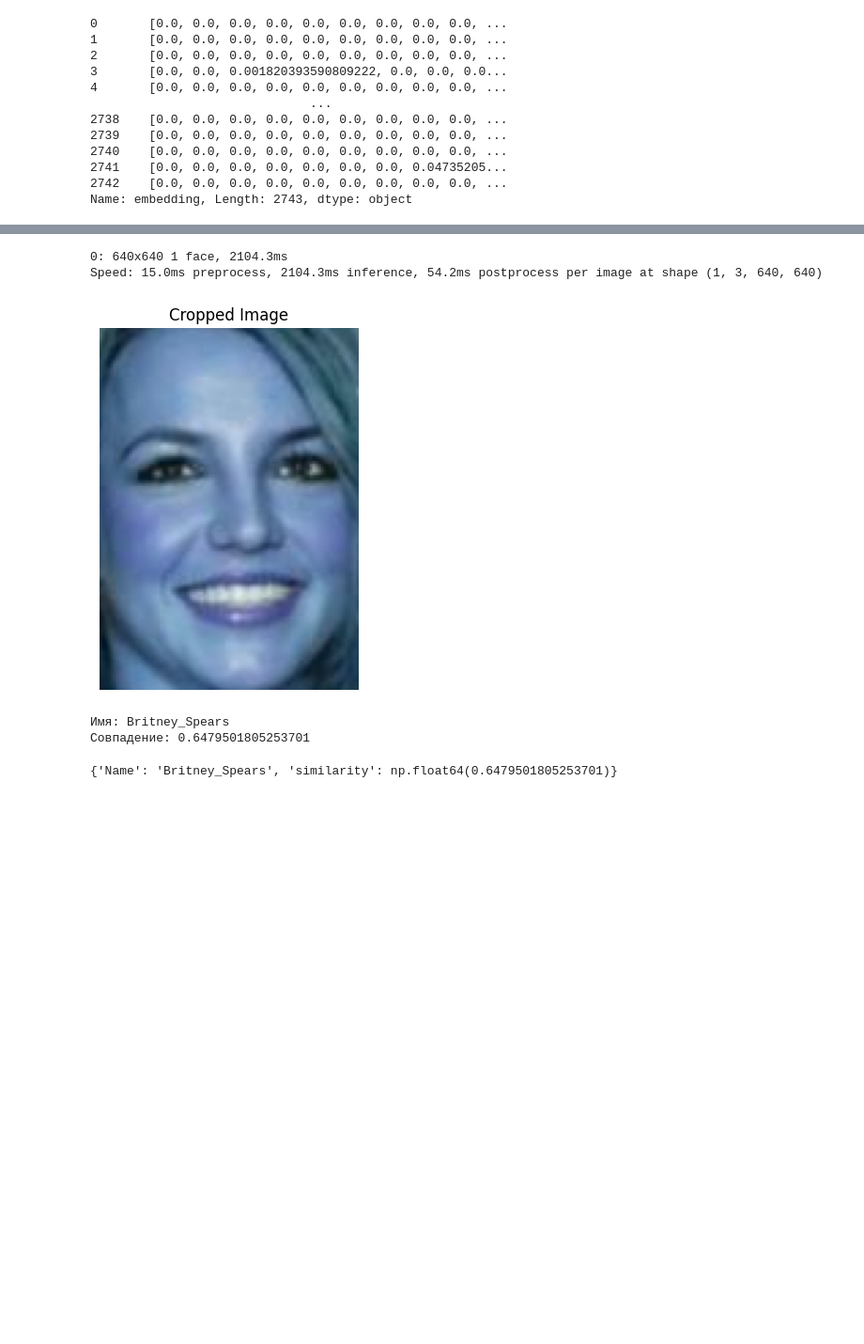
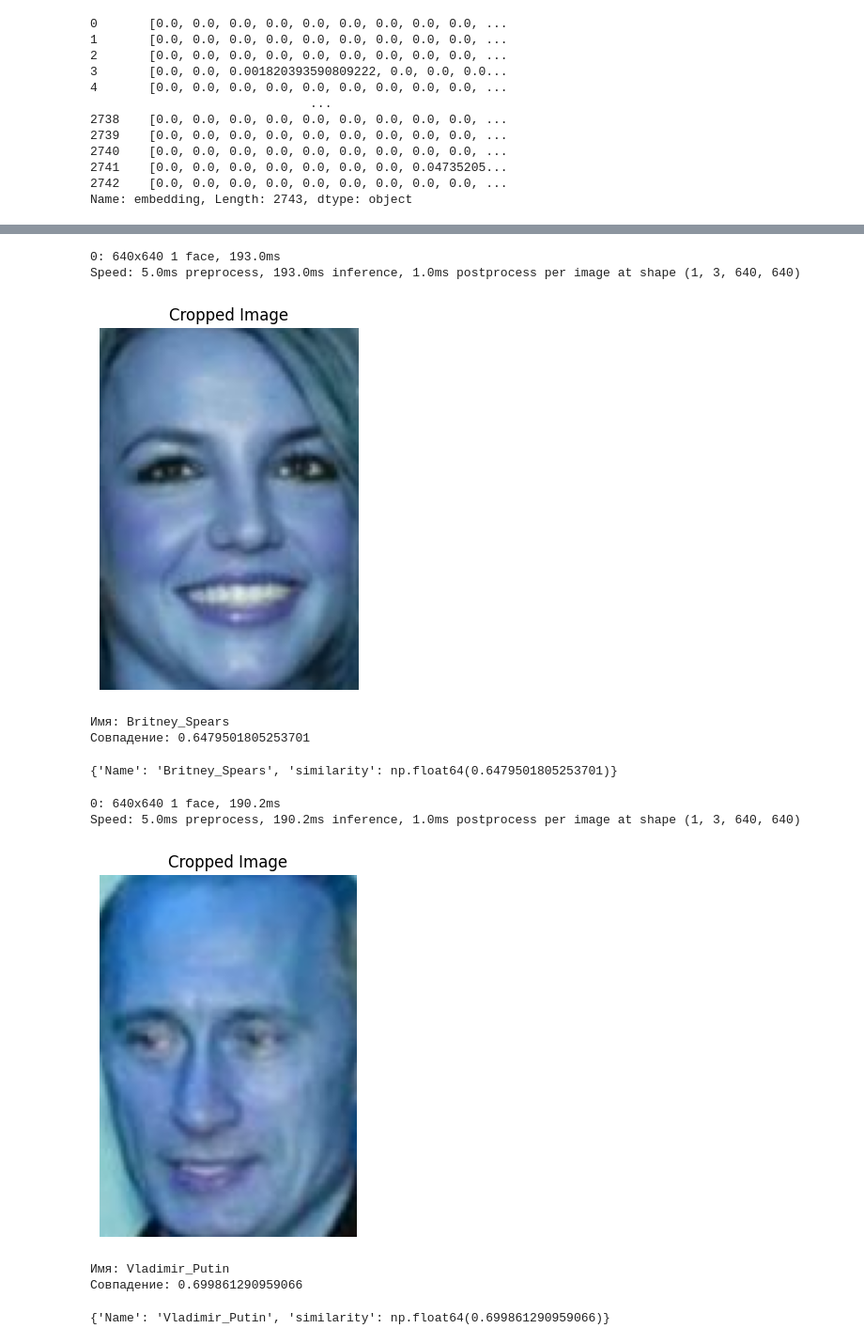
Before and after one commit to sollltit/hw-face-rec-and-id, a Jupyter notebook: Report_M2.ipynb, the cells around one changed output, grey strips where cells are left out. Shown at 94% size. Drawn from its saved outputs; the diff is of its cells as text; code cells hidden in the pictures; blank space fills up the shorter version.

```diff
--- a/Report_M2.ipynb
+++ b/Report_M2.ipynb
@@ -824,28 +596,34 @@ import matplotlib.pyplot as plt
 # %%
 def identity_face(img, model, df):
+    '''
+    Параметры функции:
+    img - путь к файлу с фотографией
+    model - модель детекции (YOLO)
+    df - база данных в формате pandas Dataframe
+    '''
     res = []
-    photo = cv2.imread(img)
-    res_detect = model.predict(photo)
-    if len(res_detect[0].boxes) == 1:
-
+    photo = cv2.imread(img) # чтение файла с фото
+    res_detect = model.predict(photo) # детекция
+    if len(res_detect[0].boxes) == 1: # проверка, что найдено только одно лицо (не больше, не меньше)
         x1, y1, x2, y2 = map(int, res_detect[0].boxes.xyxy[0])
-        crop_ph = photo[y1:y2, x1:x2]
-        # crop =cv2.cvtColor(crop_ph, cv2.COLOR_BAYER_BGGR2RGB)
+        crop_ph = photo[y1:y2, x1:x2] # обрезка фотографии
+        # отображение обрезанной части картинки
         plt.figure(figsize=(5, 5))
         plt.imshow(crop_ph)
-        plt.title("Cropped Image")               # отображение обрезанной части картинки
+        plt.title('Cropped Image')
         plt.axis('off')
         plt.show()
         try:
+            # вычисление эмбеддинга
             embedding_input = DeepFace.represent(img_path = crop_ph, model_name='VGG-Face')[0]['embedding']
-            max_prob = 0
-            best_res = None
-            for i, embedding_db in enumerate(df['embedding']):
-                similarity = cosine_similarity([embedding_input], [embedding_db])[0][0]
+            max_prob = 0 # переменная для записи наилучшего совпадения
+            best_res = None # переменная для записи всей строки из датафрейма, в которой хранится наилучшее совпадение
+            for i, embedding_db in enumerate(df['embedding']): # проходимся по колонке с эмбеддингами
+                similarity = cosine_similarity([embedding_input], [embedding_db])[0][0] # вычисление косинусной схожести
                 if similarity > max_prob:
                     max_prob = similarity
                     best_res = df.iloc[i]
-
+            # если переменная best_res не пустая, выводим результат
             if best_res is not None:
                 res = {'Name': best_res['Name'], 'similarity': max_prob}
                 print(f'Имя: {res["Name"]}\nСовпадение: {res["similarity"]}')
@@ -871,9 +651,18 @@ Speed: 8.0ms preprocess, 192.0ms inference, 1.0ms postprocess per image at shape
 # %%
 identity_face(r'id_data\test\Britney_Spears\Britney_Spears_0014.jpg', model_v8_s20, traindf)
 # %% [output]
-0: 640x640 1 face, 2104.3ms
-Speed: 15.0ms preprocess, 2104.3ms inference, 54.2ms postprocess per image at shape (1, 3, 640, 640)
+0: 640x640 1 face, 193.0ms
+Speed: 5.0ms preprocess, 193.0ms inference, 1.0ms postprocess per image at shape (1, 3, 640, 640)
 [figure]
 Имя: Britney_Spears
 Совпадение: 0.6479501805253701
 {'Name': 'Britney_Spears', 'similarity': np.float64(0.6479501805253701)}
+# %%
+identity_face(r'id_data\test\Vladimir_Putin\Vladimir_Putin_0003.jpg', model_v8_s20, traindf)
+# %% [output]
+0: 640x640 1 face, 190.2ms
+Speed: 5.0ms preprocess, 190.2ms inference, 1.0ms postprocess per image at shape (1, 3, 640, 640)
+[figure, added]
+Имя: Vladimir_Putin
+Совпадение: 0.699861290959066
+{'Name': 'Vladimir_Putin', 'similarity': np.float64(0.699861290959066)}
```
Also changed, not shown: parts of 101 cells of this notebook, 4 other files.
